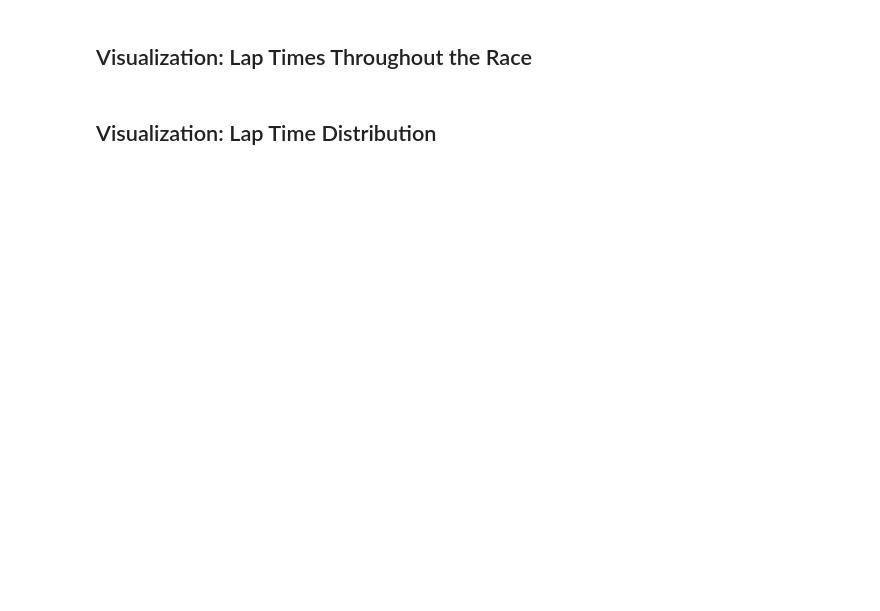
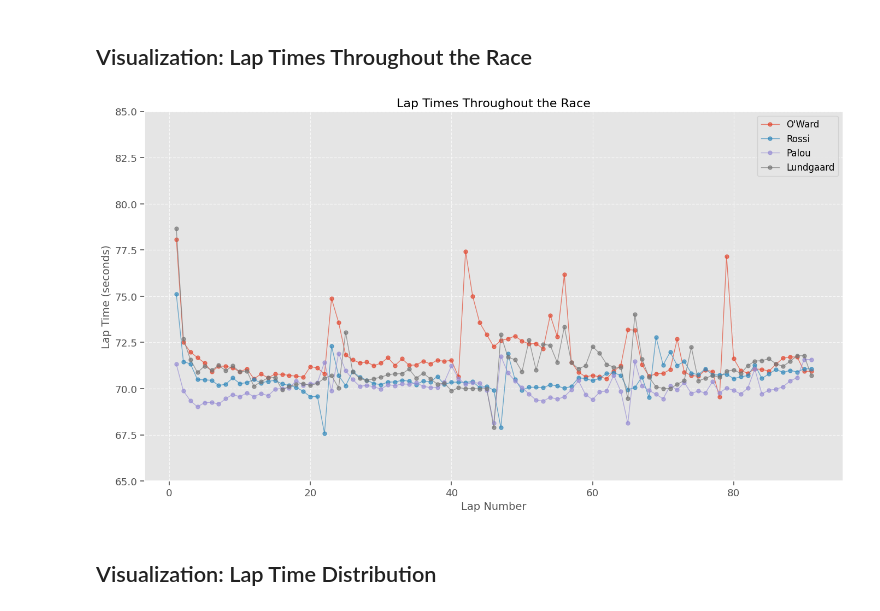
Before and after one commit to jdanton/indycar, a Jupyter notebook: lap_time_analysis.ipynb, the cells around one changed output. Cells and saved outputs as stored; diff of their text form; code cells hidden in the pictures; blank space fills up the shorter version.

```diff
--- a/lap_time_analysis.ipynb
+++ b/lap_time_analysis.ipynb
@@ -51,24 +72,35 @@ stats
 # %%
 plt.figure(figsize=(14, 8))
 
 # Create a scatter plot for each driver
-for driver, color in zip(['O\'Ward', 'Rossi', 'Palou'], ['blue', 'red', 'green']):
-    driver_data = df[df['DriverName'] == driver]
-    plt.plot(driver_data['Lap'], driver_data['T (Time)'], 'o-', label=driver, alpha=0.7, linewidth=1, markersize=5)
+# Use the exact driver names as they appear in your CSV
+drivers_and_colors = [
+    ('O\'Ward, Pato', 'blue'),
+    ('Rossi, Alexander', 'red'),
+    ('Palou, Alex', 'green'),
+    ('Lundgaard, Christian', 'yellow')
+]
+
+for driver, color in drivers_and_colors:
+    # Extract just the last name for the legend
+    last_name = driver.split(',')[0]
+
+    driver_data = df[df['Driver'] == driver]  # Use 'Driver' column name from your CSV
+    plt.plot(driver_data['Lap'], driver_data['T (Time)'], 'o-', label=last_name, alpha=0.7, linewidth=1, markersize=5)
 
 plt.title('Lap Times Throughout the Race', fontsize=16)
 plt.xlabel('Lap Number', fontsize=14)
 plt.ylabel('Lap Time (seconds)', fontsize=14)
 plt.legend(fontsize=12)
 plt.grid(True, linestyle='--', alpha=0.7)
 
-# Add a horizontal line for the average lap time of each driver
-for driver, color in zip(['O\'Ward', 'Rossi', 'Palou'], ['blue', 'red', 'green']):
-    avg_time = df[df['DriverName'] == driver]['T (Time)'].mean()
-    plt.axhline(y=avg_time, color=color, linestyle='--', alpha=0.5)
+# Set y-axis limits to focus on the typical lap time range
+plt.ylim(65, 85)
 
 plt.tight_layout()
 plt.show()
+# %% [output]
+[figure, added]
 # %% [markdown]
 ## Visualization: Lap Time Distribution
 # %%
```
Also changed, not shown: parts of 8 cells of this notebook, 3 other files.
